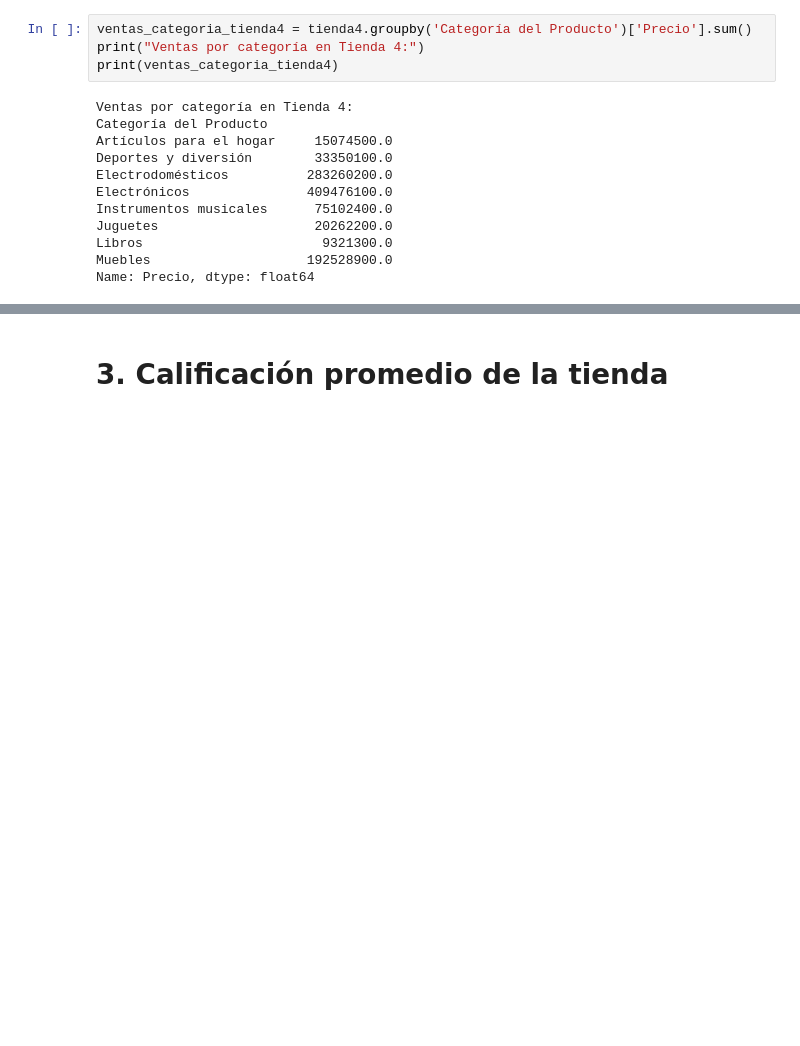
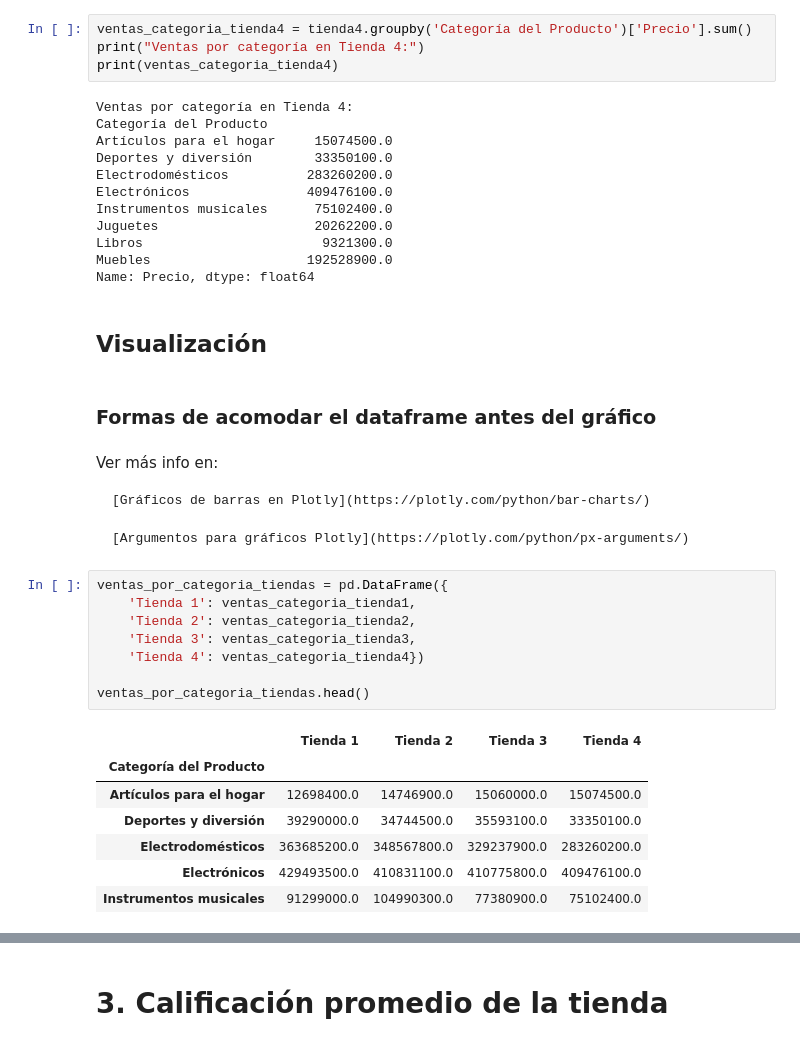
Before and after one commit to Nelly5469/challange1-data-science-latam, a Jupyter notebook: AluraStoreLatam.ipynb, the cells around one changed output, grey strips where cells are left out. Drawn from its saved outputs; the diff is of its cells as text; blank space fills up the shorter version.

```diff
--- a/AluraStoreLatam.ipynb
+++ b/AluraStoreLatam.ipynb
@@ -113,3 +126,29 @@ Juguetes                    20262200.0
 Libros                       9321300.0
 Muebles                    192528900.0
 Name: Precio, dtype: float64
+# %% [markdown]
+## Visualización
+# %% [markdown]
+### Formas de acomodar el dataframe antes del gráfico
+# %% [markdown]
+Ver más info en:
+
+    [Gráficos de barras en Plotly](https://plotly.com/python/bar-charts/)
+
+    [Argumentos para gráficos Plotly](https://plotly.com/python/px-arguments/)
+# %%
+ventas_por_categoria_tiendas = pd.DataFrame({
+    'Tienda 1': ventas_categoria_tienda1,
+    'Tienda 2': ventas_categoria_tienda2,
+    'Tienda 3': ventas_categoria_tienda3,
+    'Tienda 4': ventas_categoria_tienda4})
+
+ventas_por_categoria_tiendas.head()
+# %% [output]
+|  | Tienda 1 | Tienda 2 | Tienda 3 | Tienda 4 |
+| Categoría del Producto |  |  |  |  |
+| Artículos para el hogar | 12698400.0 | 14746900.0 | 15060000.0 | 15074500.0 |
+| Deportes y diversión | 39290000.0 | 34744500.0 | 35593100.0 | 33350100.0 |
+| Electrodomésticos | 363685200.0 | 348567800.0 | 329237900.0 | 283260200.0 |
+| Electrónicos | 429493500.0 | 410831100.0 | 410775800.0 | 409476100.0 |
+| Instrumentos musicales | 91299000.0 | 104990300.0 | 77380900.0 | 75102400.0 |
```
Also changed, not shown: parts of 3 cells of this notebook.
